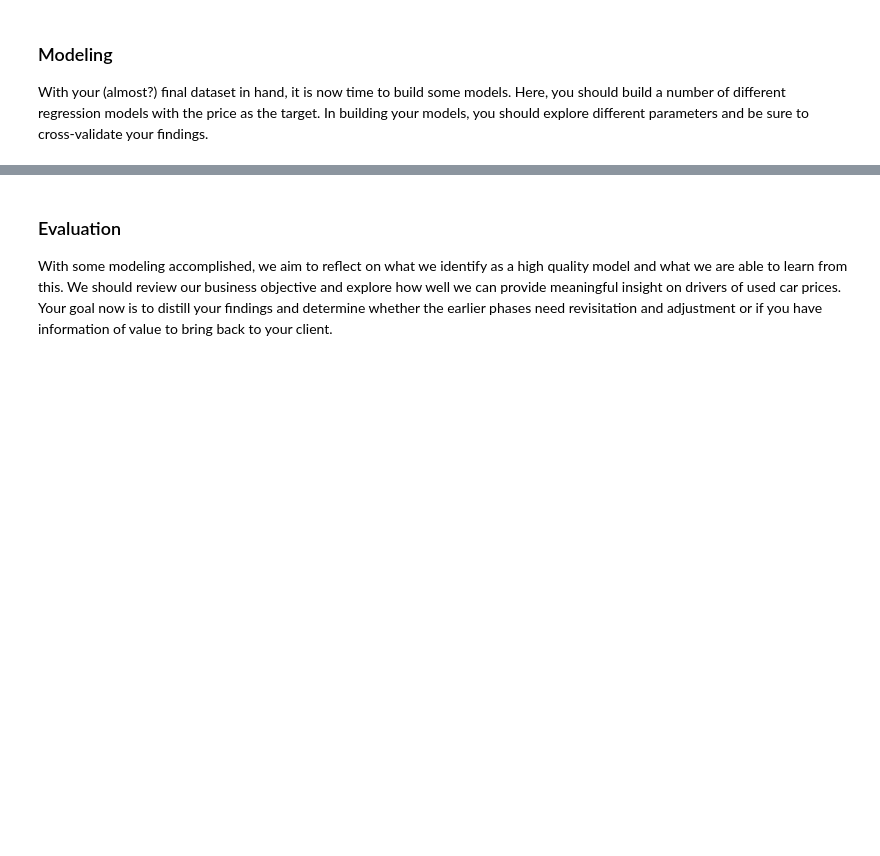
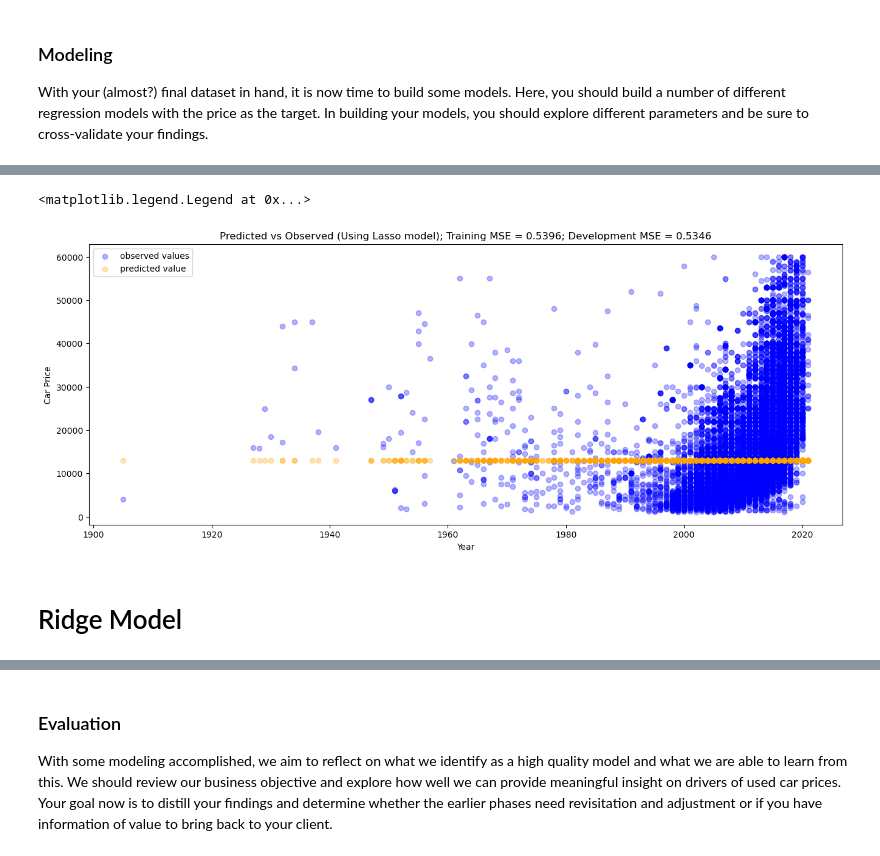
Before and after one commit to Sriworks1/UsedCarPriceAnalysis, a Jupyter notebook: UsedCarPriceAnalysis.ipynb, the cells around one changed output, grey strips where cells are left out. Cells and saved outputs as stored; diff of their text form; code cells hidden in the pictures; blank space fills up the shorter version.

```diff
--- a/UsedCarPriceAnalysis.ipynb
+++ b/UsedCarPriceAnalysis.ipynb
@@ -328,0 +478,36 @@ plt.legend()
+# %%
+col_transformer_lasso = ColumnTransformer(transformers=[
+    ('ohe', OneHotEncoder(sparse=False, handle_unknown='ignore'), obj_cols),
+    ("ord", OrdinalEncoder(), ['condition']),
+    ("poly", PolynomialFeatures(degree=3, include_bias=False), ["cylinders", "odometer", "year"])
+])
+
+pipe_lasso = Pipeline([
+    ('transform', col_transformer_lasso),
+    ("scaler", StandardScaler()),
+    ('lasso', Lasso())
+])
+pipe_lasso.fit(X_train2, y_train2)
+
+lasso_train_mse= round(mean_squared_error(pipe_lasso.predict(X_train2), y_train2), 4)
+lasso_test_mse=round(mean_squared_error(pipe_lasso.predict(X_test2), y_test2),4)
+lasso_EV= explained_variance_score(y_train2, pipe_lasso.predict(X_train2))
+
+train_mse.append(lasso_train_mse)
+test_mse.append(lasso_test_mse)
+explained_variance.append(lasso_EV)
+model.append("Model 4 - Lasso")
+# %%
+plt.figure(figsize=(16,6))
+plt.scatter(X_train2['year'], np.exp(y_train2), c ="blue", alpha=0.3, label='observed values')
+plt.scatter(X_train2['year'], np.exp(pipe_lasso.predict(X_train2)), c ="orange", alpha=0.3, label = 'predicted value')
+plt.title('Predicted vs Observed (Using Lasso model); Training MSE = ' + str(lasso_train_mse) +
+          '; Development MSE = ' + str(lasso_test_mse))
+plt.xlabel('Year')
+plt.ylabel('Car Price')
+plt.legend()
+# %% [output]
+<matplotlib.legend.Legend at 0x...>
+[figure, added]
+# %% [markdown]
+# Ridge Model
```
Also changed, not shown: parts of 34 cells of this notebook, 6 other files.
